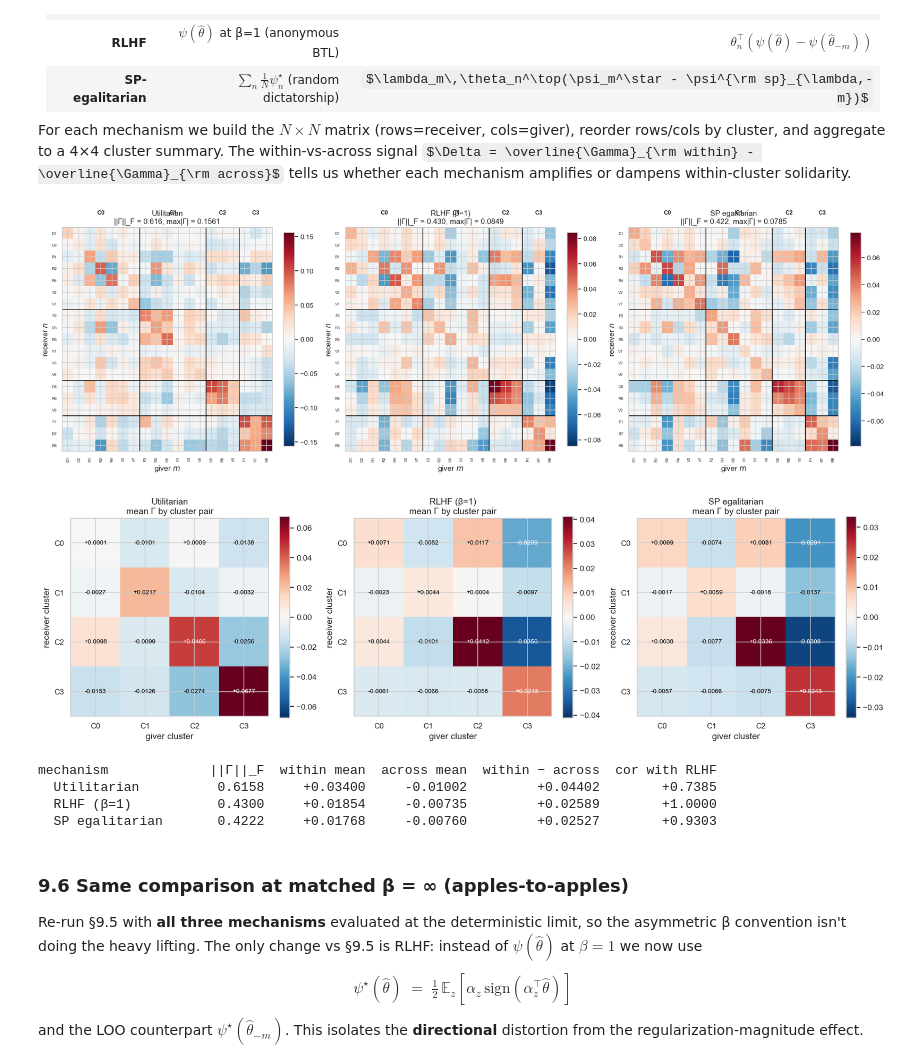
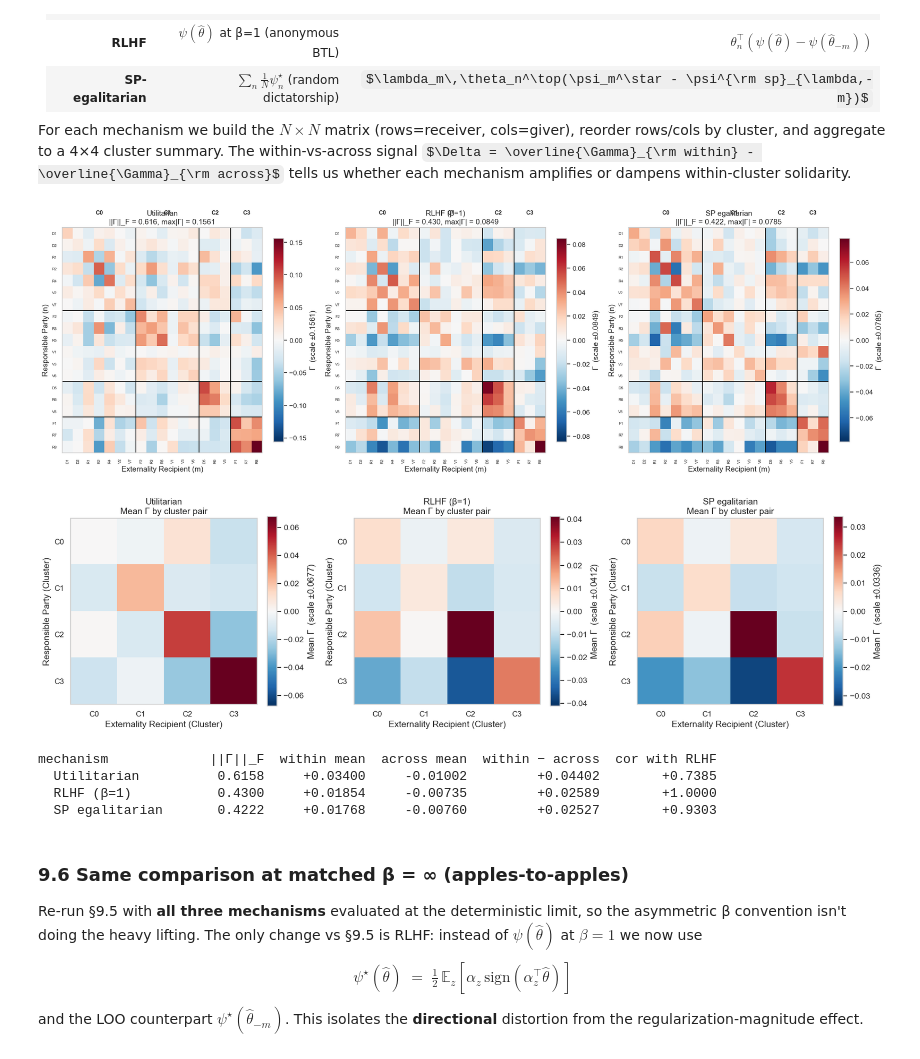
Before and after one commit to michelleeesi/hiddenstructure, a Jupyter notebook: empirics_412/412_alignment_externalities.ipynb, the cells around one changed output. Cells and saved outputs as stored; diff of their text form; code cells hidden in the pictures; some formulas as TeX source.

```diff
--- a/empirics_412/412_alignment_externalities.ipynb
+++ b/empirics_412/412_alignment_externalities.ipynb
@@ -1847,41 +2012,44 @@ For each mechanism we build the $N\times N$ matrix (rows=receiver, cols=giver),
 
 # ===== Utilitarian Γ via LOO on θ̄ =====
 def compute_gamma_util(Theta_arr, weights_arr, alpha_dep):
-    # Γ^util[n, m] = θ_n^T (ψ*(θ̄) − ψ*(θ̄_{-m}))  with θ̄_{-m} = welfare-mean over n≠m, renormalized.
+    # NEW convention: Γ^util[n, m] = θ_m^T (ψ*(θ̄) − ψ*(θ̄_{-n}))
+    # = welfare effect on Externality Recipient m from removing Responsible Party n.
     N_loc = Theta_arr.shape[0]
     theta_bar_loc = weights_arr @ Theta_arr
     psi_star_full = psi_star_fn(theta_bar_loc, alpha_dep)
     G = np.zeros((N_loc, N_loc))
-    for m in range(N_loc):
-        w_minus_m = weights_arr.copy()
-        w_minus_m[m] = 0.0
-        if w_minus_m.sum() <= 1e-15:
+    for n in range(N_loc):
+        w_minus_n = weights_arr.copy()
+        w_minus_n[n] = 0.0
+        if w_minus_n.sum() <= 1e-15:
             continue
-        w_minus_m = w_minus_m / w_minus_m.sum()
-        theta_bar_minus_m = w_minus_m @ Theta_arr
-        psi_star_minus_m = psi_star_fn(theta_bar_minus_m, alpha_dep)
-        delta_psi = psi_star_full - psi_star_minus_m
-        G[:, m] = Theta_arr @ delta_psi
+        w_minus_n = w_minus_n / w_minus_n.sum()
+        theta_bar_minus_n = w_minus_n @ Theta_arr
+        psi_star_minus_n = psi_star_fn(theta_bar_minus_n, alpha_dep)
+        delta_psi = psi_star_full - psi_star_minus_n
+        G[n, :] = Theta_arr @ delta_psi                        # G[n, m] = θ_m^T delta_psi
     return G
 
 Gamma_util = compute_gamma_util(Theta, weights, alpha_train)
 
 # ===== RLHF Γ (already computed in §7 as `Gamma`) =====
-Gamma_rlhf = Gamma                                      # alias, rows=receiver, cols=giver
+Gamma_rlhf = Gamma                                      # NEW convention: rows=Responsible Party, cols=Externality Recipient
 
 # ===== Strategyproof Γ (egalitarian λ), receiver/giver convention =====
 def compute_gamma_sp(Theta_arr, psi_n_star_arr, lam):
+    # NEW convention: Γ^sp[n, m] = λ_n · θ_m^T (ψ_n^* − ψ^sp_{λ,-n})
+    # = externality that Responsible Party n imposes on Externality Recipient m.
     N_loc = Theta_arr.shape[0]
     psi_sp = lam @ psi_n_star_arr
     G = np.zeros((N_loc, N_loc))
-    for m in range(N_loc):
-        if lam[m] <= 0:
+    for n in range(N_loc):
+        if lam[n] <= 0:
             continue
-        denom = 1.0 - lam[m]
-        psi_sp_minus_m = ((psi_sp - lam[m] * psi_n_star_arr[m]) / denom
+        denom = 1.0 - lam[n]
+        psi_sp_minus_n = ((psi_sp - lam[n] * psi_n_star_arr[n]) / denom
                           if denom > 1e-15 else np.zeros_like(psi_sp))
-        diff = psi_n_star_arr[m] - psi_sp_minus_m
-        G[:, m] = lam[m] * (Theta_arr @ diff)
+        diff = psi_n_star_arr[n] - psi_sp_minus_n
+        G[n, :] = lam[n] * (Theta_arr @ diff)                  # G[n, m] = λ_n · θ_m^T diff
     return G
 
 lam_eg = np.full(N_AGENTS, 1.0 / N_AGENTS)
@@ -1906,10 +2074,11 @@ for ax, (name, G) in zip(axes, mechs):
     G_ord = G[np.ix_(order_c, order_c)]
     vmax_local = np.max(np.abs(G))
     im = ax.imshow(G_ord, cmap="RdBu_r", vmin=-vmax_local, vmax=vmax_local, aspect="auto")
-    plt.colorbar(im, ax=ax, fraction=0.046)
+    ax.grid(False)
+    plt.colorbar(im, ax=ax, fraction=0.046, label=f"$\\Gamma$  (scale ±{vmax_local:.4f})")
     ax.set_xticks(range(N_AGENTS)); ax.set_xticklabels(labels_ord_c, rotation=90, fontsize=6.5)
     ax.set_yticks(range(N_AGENTS)); ax.set_yticklabels(labels_ord_c, fontsize=6.5)
-    ax.set_xlabel("giver $m$"); ax.set_ylabel("receiver $n$")
+    ax.set_xlabel("Externality Recipient (m)"); ax.set_ylabel("Responsible Party (n)")
     for b in boundaries_c2:
         ax.axhline(b - 0.5, color="black", lw=1.2)
         ax.axvline(b - 0.5, color="black", lw=1.2)
@@ -1932,43 +2101,39 @@ def cluster_summary(G):
         for j, cm in enumerate(unique_clust):
             block = G[np.ix_(clusters == cn, clusters == cm)]
             if i == j:
                 offd = block[~np.eye(block.shape[0], dtype=bool)]
                 S[i, j] = offd.mean() if offd.size > 0 else 0.0
             else:
                 S[i, j] = block.mean()
     return S
 
 summaries = [(name, cluster_summary(G)) for name, G in mechs]
 
 fig, axes = plt.subplots(1, 3, figsize=(17, 5.2))
 for ax, (name, S) in zip(axes, summaries):
     vmax = np.max(np.abs(S))
     im = ax.imshow(S, cmap="RdBu_r", vmin=-vmax, vmax=vmax)
-    plt.colorbar(im, ax=ax, fraction=0.046)
+    ax.grid(False)
+    plt.colorbar(im, ax=ax, fraction=0.046, label=f"Mean $\\Gamma$  (scale ±{vmax:.4f})")
     ax.set_xticks(range(n_c)); ax.set_xticklabels(unique_clust, fontsize=11)
     ax.set_yticks(range(n_c)); ax.set_yticklabels(unique_clust, fontsize=11)
-    ax.set_xlabel("giver cluster"); ax.set_ylabel("receiver cluster")
-    ax.set_title(f"{name}\nmean Γ by cluster pair")
-    for i in range(n_c):
-        for j in range(n_c):
-            ax.text(j, i, f"{S[i,j]:+.4f}",
-                    ha="center", va="center", fontsize=9,
-                    color="white" if abs(S[i,j]) > 0.5*vmax else "black")
+    ax.set_xlabel("Externality Recipient (Cluster)"); ax.set_ylabel("Responsible Party (Cluster)")
+    ax.set_title(f"{name}\nMean Γ by cluster pair")
 plt.tight_layout()
 plt.show()
 
 # ===== Numerical comparison =====
 print(f"{'mechanism':18s}  {'||Γ||_F':>9s}  {'within mean':>11s}  {'across mean':>11s}  {'within − across':>15s}  {'cor with RLHF':>13s}")
 off_mask = ~np.eye(n_c, dtype=bool)
 for (name, G), (_, S) in zip(mechs, summaries):
     within = np.diag(S).mean()
     across = S[off_mask].mean()
     cor_rlhf = np.corrcoef(G.ravel(), Gamma_rlhf.ravel())[0, 1]
     print(f"  {name:16s}  {np.linalg.norm(G):>9.4f}  {within:>+11.5f}  "
           f"{across:>+11.5f}  {within - across:>+15.5f}  {cor_rlhf:>+13.4f}")
 # %% [output]
-[figure, old version]
+[figure, new version]
-[figure, old version]
+[figure, new version]
 mechanism             ||Γ||_F  within mean  across mean  within − across  cor with RLHF
   Utilitarian          0.6158     +0.03400     -0.01002         +0.04402        +0.7385
   RLHF (β=1)           0.4300     +0.01854     -0.00735         +0.02589        +1.0000
```
Also changed, not shown: parts of 10 cells of this notebook, 1 other file.
